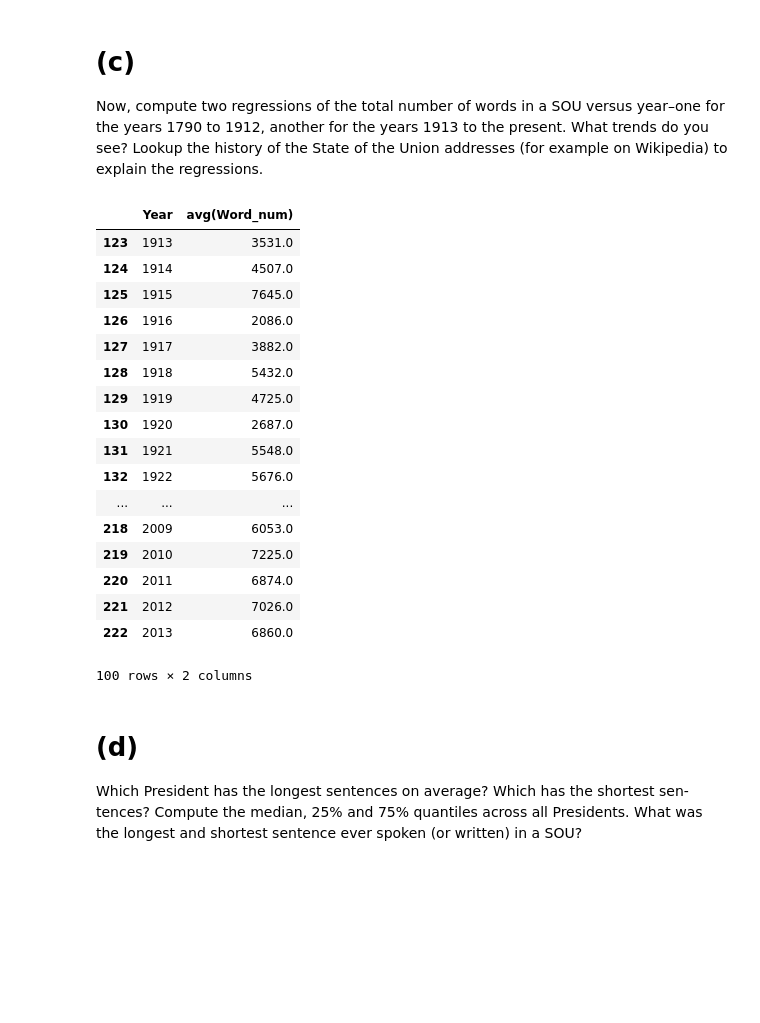
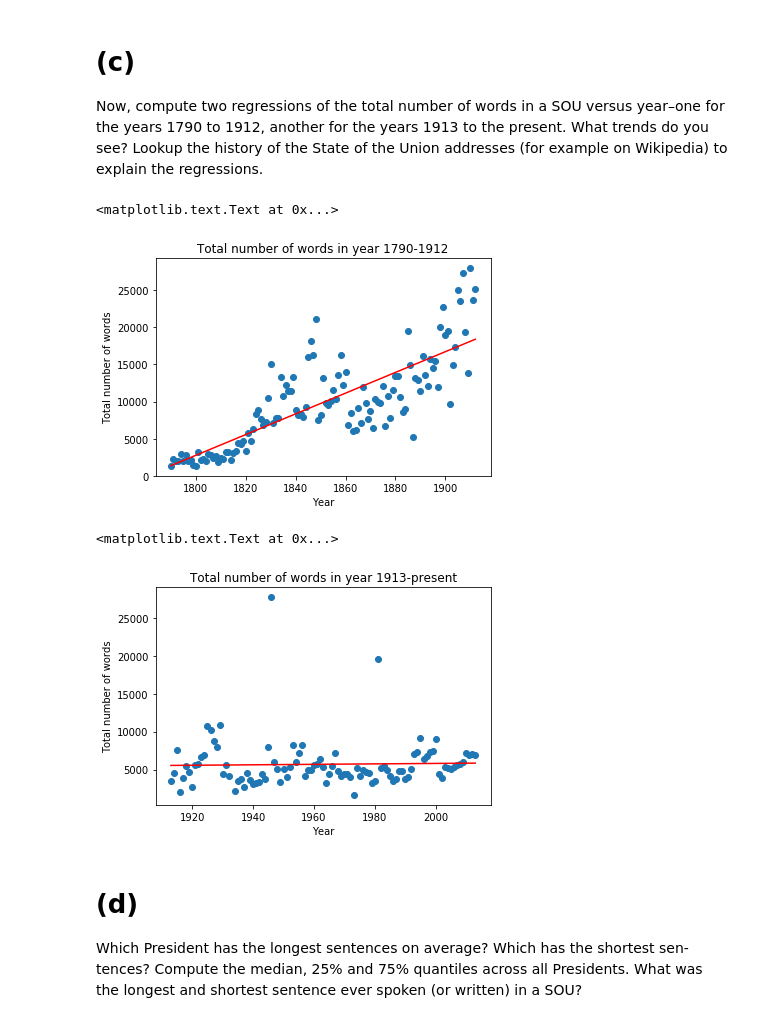
Before and after one commit to reidmcy/ML-Assigments, a Jupyter notebook: lsda/Assignment_1/assn1_prob4.ipynb, the cells around one changed output. Cells and saved outputs as stored; diff of their text form; code cells hidden in the pictures; blank space fills up the shorter version.

```diff
--- a/lsda/Assignment_1/assn1_prob4.ipynb
+++ b/lsda/Assignment_1/assn1_prob4.ipynb
@@ -157,26 +165,41 @@ DF_C1 = df_b.groupBy('Year').mean('Word_num').sort("Year").toPandas().iloc[:(191
-# %%
-#Regression form year 1913 to present
-DF_C2 = df_b.groupBy('Year').mean('Word_num').sort("Year").toPandas().iloc[(1912-1790+1):,:]
-DF_C2
-# %% [output]
-|  | Year | avg(Word_num) |
-| 123 | 1913 | 3531.0 |
-| 124 | 1914 | 4507.0 |
-| 125 | 1915 | 7645.0 |
-| 126 | 1916 | 2086.0 |
-| 127 | 1917 | 3882.0 |
-| 128 | 1918 | 5432.0 |
-| 129 | 1919 | 4725.0 |
-| 130 | 1920 | 2687.0 |
-| 131 | 1921 | 5548.0 |
-| 132 | 1922 | 5676.0 |
-| ... | ... | ... |
-| 218 | 2009 | 6053.0 |
-| 219 | 2010 | 7225.0 |
-| 220 | 2011 | 6874.0 |
-| 221 | 2012 | 7026.0 |
-| 222 | 2013 | 6860.0 |
-100 rows × 2 columns
+# %%
+#Regression form year 1790 to 1912
+DF_c1 = df_b.groupBy('Year').mean('Word_num').sort("Year").toPandas().iloc[:(1912-1790+1),:]
+DF_c1.insert(1, 'Ones', 1)
+#Linear regression for total number of words by year
+X = np.matrix(DF_c1.iloc[:, (1, 0)].values)
+y = np.matrix(DF_c1.iloc[:,2].values).transpose()
+B = np.dot(np.dot(np.linalg.inv(np.dot(X.transpose(),X)),X.transpose()),y)
+#B = np.dot(np.linalg.inv(np.dot(X.transpose(),X)),X.transpose())
+y_hat = np.dot(X, B)
+
+plt.scatter(DF_c1['Year'], DF_c1.iloc[:,2])
+plt.plot(DF_c1['Year'], y_hat, 'r')
+plt.title("Total number of words in year 1790-1912")
+plt.xlabel("Year")
+plt.ylabel("Total number of words")
+# %% [output]
+<matplotlib.text.Text at 0x...>
+[figure, added]
+# %%
+#Regression form year 1913 to present
+DF_c2 = df_b.groupBy('Year').mean('Word_num').sort("Year").toPandas().iloc[(1912-1790+1):,:]
+DF_c2.insert(1, 'Ones', 1)
+
+#Linear regression for total number of words by year
+X = np.matrix(DF_c2.iloc[:, (1, 0)].values)
+y = np.matrix(DF_c2.iloc[:,2].values).transpose()
+B = np.dot(np.dot(np.linalg.inv(np.dot(X.transpose(),X)),X.transpose()),y)
+y_hat = np.dot(X, B)
+
+plt.scatter(DF_c2['Year'], DF_c2.iloc[:,2])
+plt.plot(DF_c2['Year'], y_hat, 'r')
+plt.title("Total number of words in year 1913-present")
+plt.xlabel("Year")
+plt.ylabel("Total number of words")
+# %% [output]
+<matplotlib.text.Text at 0x...>
+[figure, added]
 # %% [markdown]
 # (d)
 Which President has the longest sentences on average? Which has the shortest sen- tences? Compute the median, 25% and 75% quantiles across all Presidents. What was the longest and shortest sentence ever spoken (or written) in a SOU?
```
Also changed, not shown: parts of 13 cells of this notebook.
